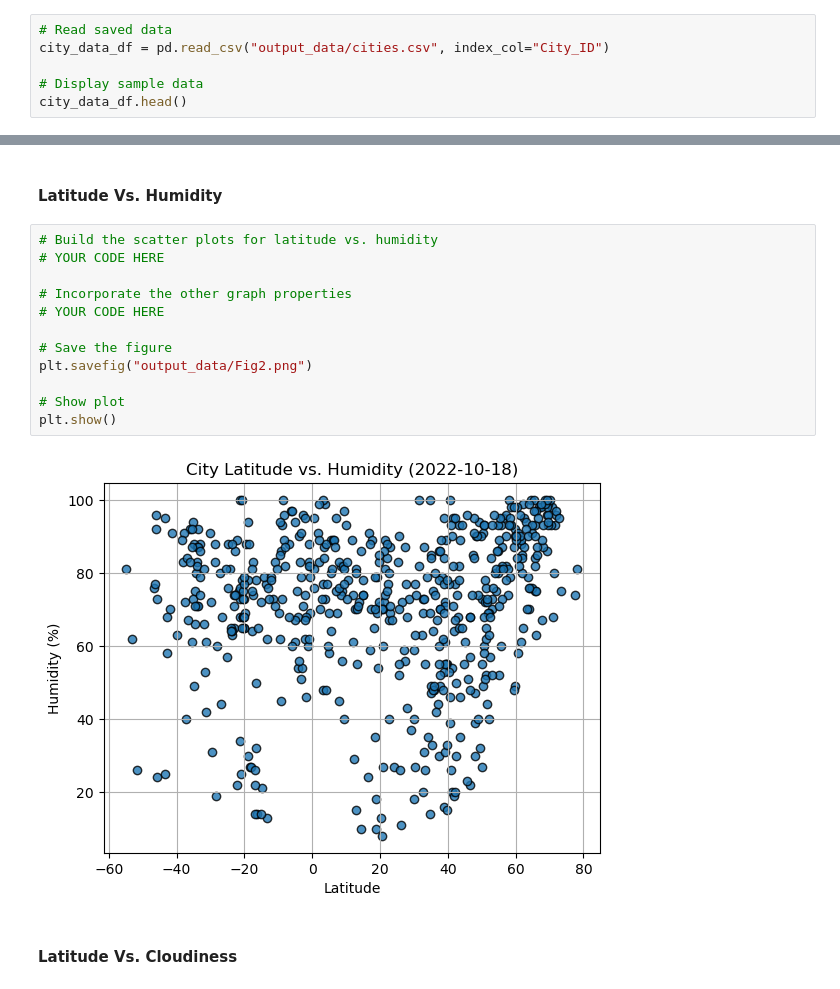
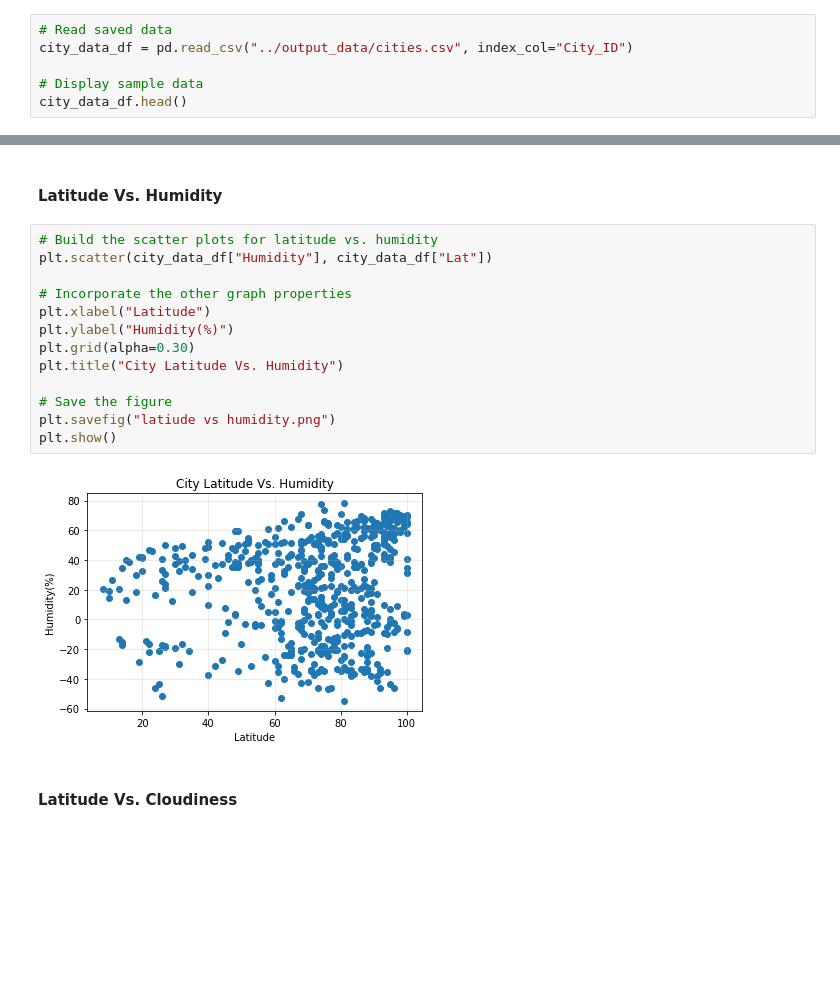
Before and after one commit to khayru/python_api_challenge, a Jupyter notebook: module6_python_api_challenge/Starter_Code/Starter_Code/starter_code/WeatherPy.ipynb, the cells around one changed output, grey strips where cells are left out. Drawn from its saved outputs; the diff is of its cells as text; blank space fills up the shorter version.

```diff
--- a/module6_python_api_challenge/Starter_Code/Starter_Code/starter_code/WeatherPy.ipynb
+++ b/module6_python_api_challenge/Starter_Code/Starter_Code/starter_code/WeatherPy.ipynb
@@ -156,6 +192,6 @@ city_data_df.to_csv("output_data/cities.csv", index_label="City_ID")
 # %%
 # Read saved data
-city_data_df = pd.read_csv("output_data/cities.csv", index_col="City_ID")
+city_data_df = pd.read_csv("../output_data/cities.csv", index_col="City_ID")
 
 # Display sample data
 city_data_df.head()
@@ -189,18 +228,19 @@ plt.show()
 #### Latitude Vs. Humidity
 # %%
 # Build the scatter plots for latitude vs. humidity
-# YOUR CODE HERE
+plt.scatter(city_data_df["Humidity"], city_data_df["Lat"])
 
 # Incorporate the other graph properties
-# YOUR CODE HERE
+plt.xlabel("Latitude")
+plt.ylabel("Humidity(%)")
+plt.grid(alpha=0.30)
+plt.title("City Latitude Vs. Humidity")
 
 # Save the figure
-plt.savefig("output_data/Fig2.png")
-
-# Show plot
+plt.savefig("latiude vs humidity.png")
 plt.show()
 # %% [output]
-[figure, old version]
+[figure, new version]
 # %% [markdown]
 #### Latitude Vs. Cloudiness
 # %%
```
Also changed, not shown: parts of 34 cells of this notebook, 13 other files.
